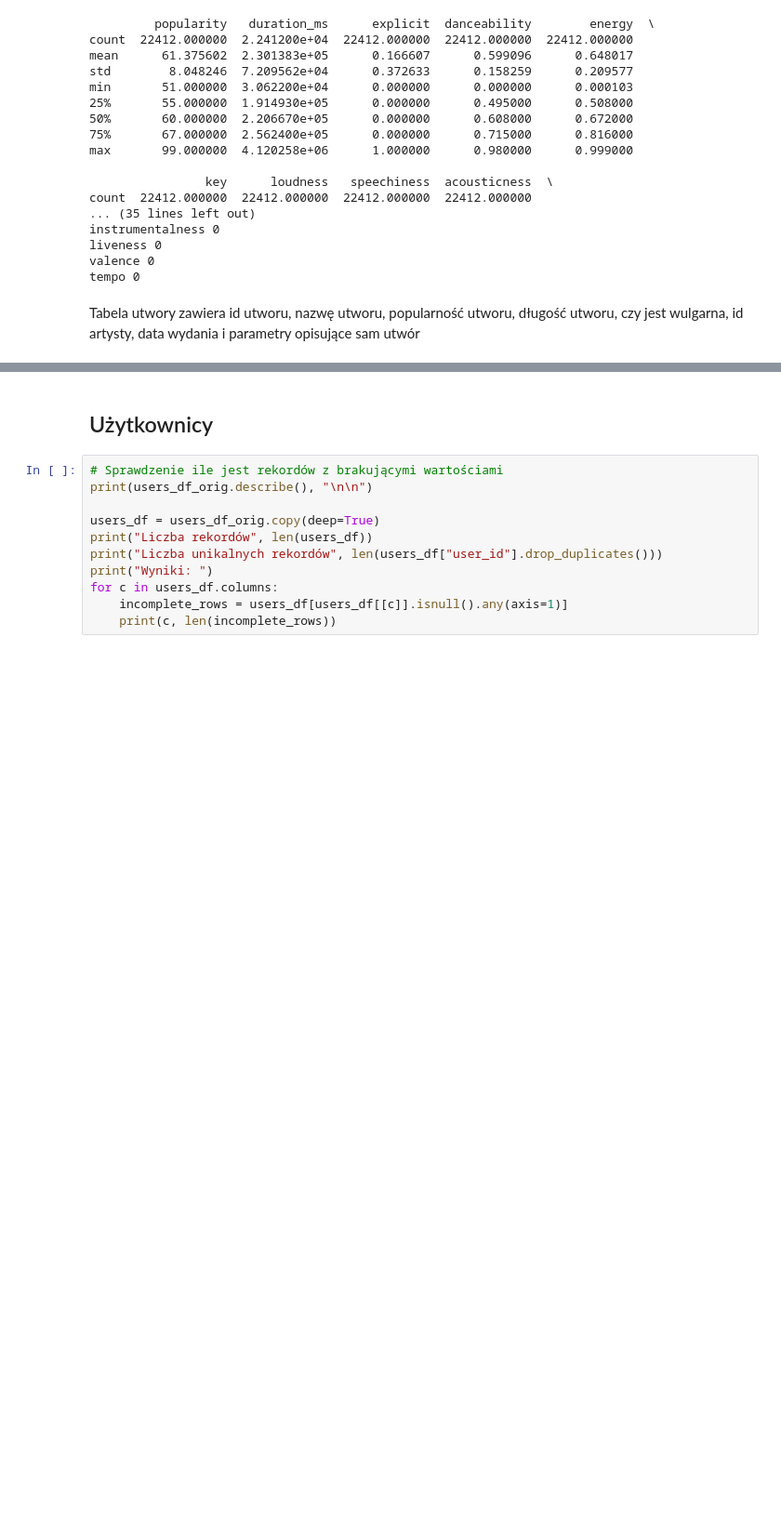
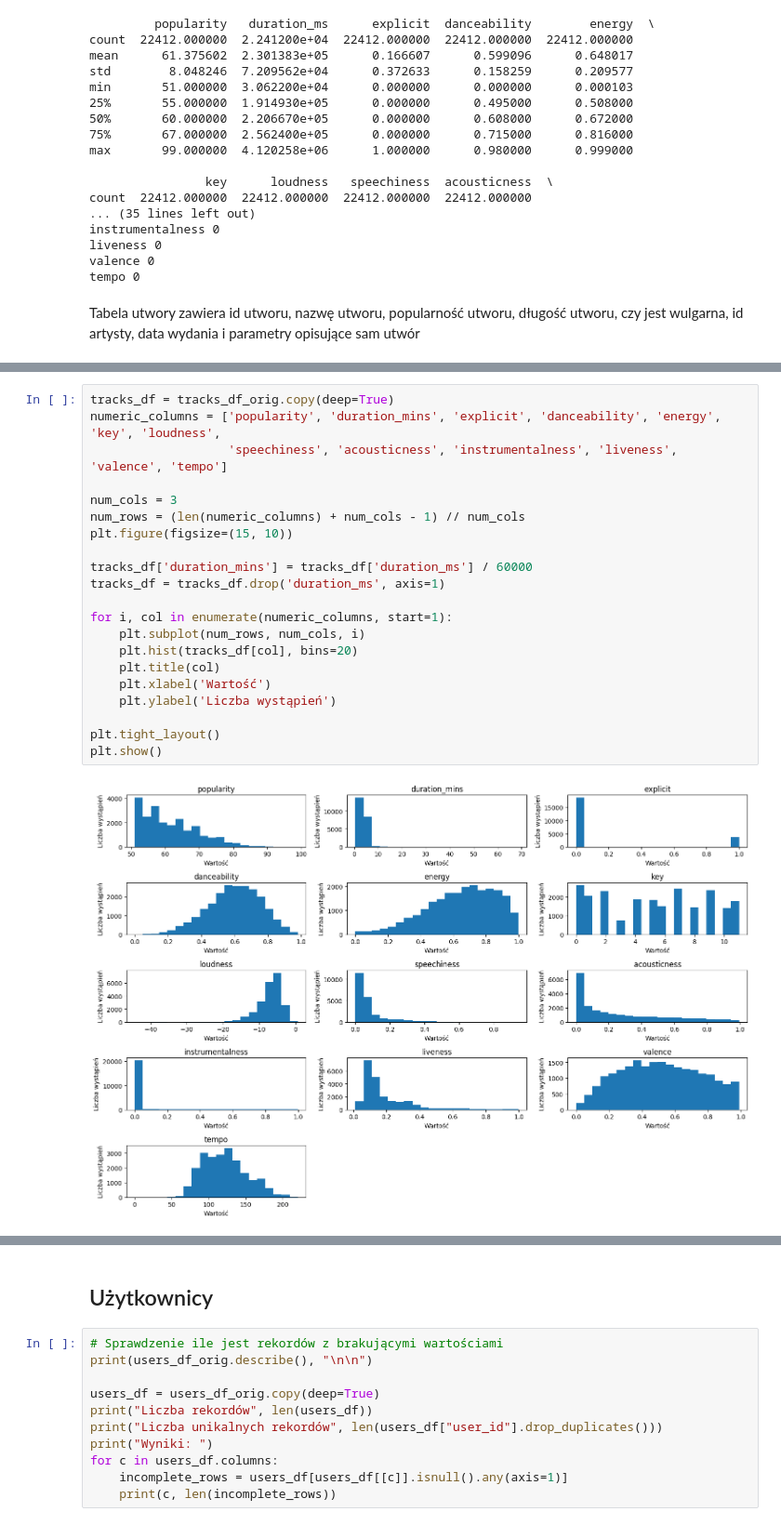
Before and after one commit to onndr/ML-Music-recomendations, a Jupyter notebook: dokumentacja_etap1_iteracja3_Gamalii_Topolski.ipynb, the cells around one changed output, grey strips where cells are left out. Shown: that part at 93% size. Drawn from its saved outputs; the diff is of its cells as text; blank space fills up the shorter version.

```diff
--- a/dokumentacja_etap1_iteracja3_Gamalii_Topolski.ipynb
+++ b/dokumentacja_etap1_iteracja3_Gamalii_Topolski.ipynb
@@ -241,2 +300,25 @@ Tabela utwory zawiera id utworu, nazwę utworu, popularność utworu, długość
+# %%
+tracks_df = tracks_df_orig.copy(deep=True)
+numeric_columns = ['popularity', 'duration_mins', 'explicit', 'danceability', 'energy', 'key', 'loudness',
+                   'speechiness', 'acousticness', 'instrumentalness', 'liveness', 'valence', 'tempo']
+
+num_cols = 3
+num_rows = (len(numeric_columns) + num_cols - 1) // num_cols
+plt.figure(figsize=(15, 10))
+
+tracks_df['duration_mins'] = tracks_df['duration_ms'] / 60000
+tracks_df = tracks_df.drop('duration_ms', axis=1)
+
+for i, col in enumerate(numeric_columns, start=1):
+    plt.subplot(num_rows, num_cols, i)
+    plt.hist(tracks_df[col], bins=20)
+    plt.title(col)
+    plt.xlabel('Wartość')
+    plt.ylabel('Liczba wystąpień')
+
+plt.tight_layout()
+plt.show()
+# %% [output]
+[figure, added]
 # %% [markdown]
 ### Wnioski
```
Also changed, not shown: parts of 16 cells of this notebook.
